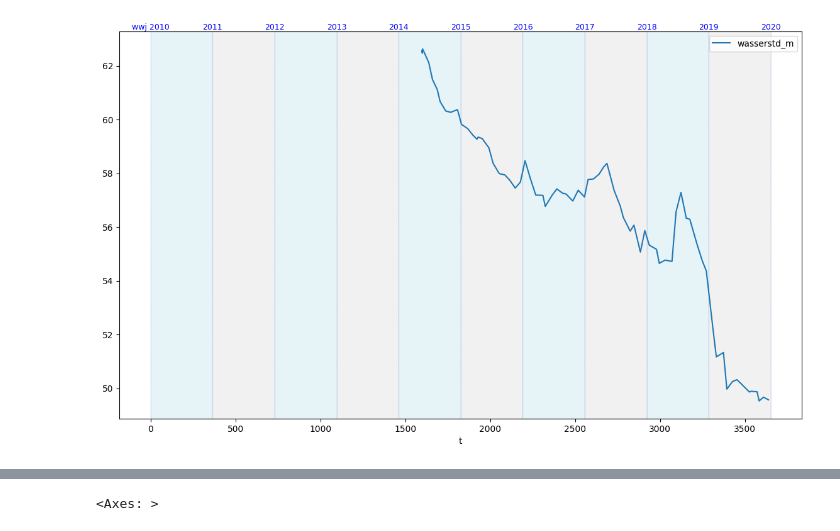
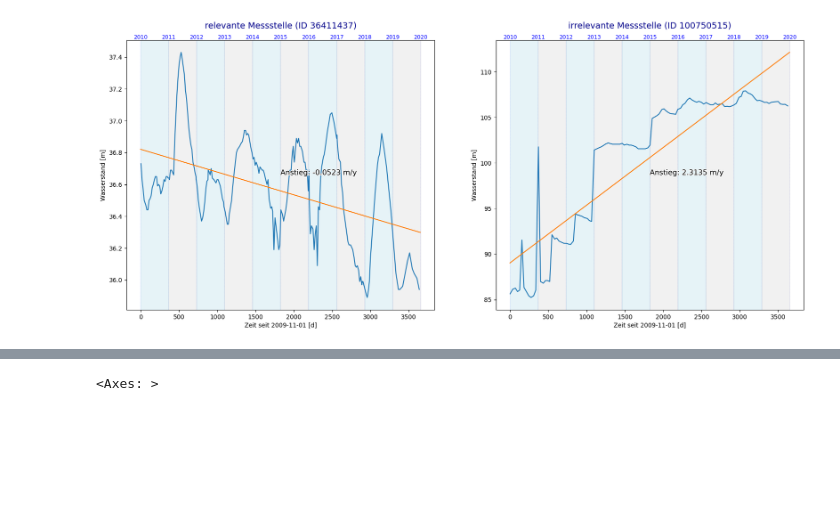
Before and after one commit to Maurinus83/DPP-GroundwaterNRW, a Jupyter notebook: notebooks/02_groundwater-NRW.ipynb, the cells around one changed output, grey strips where cells are left out. Drawn from its saved outputs; the diff is of its cells as text; code cells hidden in the pictures; blank space fills up the shorter version.

```diff
--- a/notebooks/02_groundwater-NRW.ipynb
+++ b/notebooks/02_groundwater-NRW.ipynb
@@ -9,7 +9,7 @@ import random
 %matplotlib inline
 # %%
 # Einlesen der Grundwasser-Messdaten im Pickle-Format
-df_ms_ws_m = pd.read_pickle("../data/processed/grundwasserdaten-NRW/GW-MesstellenDaten.pkl")
+df_ms_ws_input = pd.read_pickle("../data/processed/grundwasserdaten-NRW/GW-MesstellenDaten.pkl")
 # %%
 mess_id_error = []
 mess_id_in = []
@@ -151,49 +150,81 @@ df_mess_id_relevant.describe()
 # %%
-fig, ax = plt.subplots(figsize=[14, 8], nrows=1, ncols=1)
+# Startdatum
+tage_pro_jahr = 365.25 # Mit Schaltjahr
+startjahr = 2010 # Kalendarisches Datum
+t0 = pd.Timestamp("2009-11-01") # Beginn des Wasserwirtschaftsjahr 2010
 
-test_mask = df_ms_ws_m.loc[:, 'messstelle_id'] == random.choice(mess_id_in_irrelevant) # 70283916
+random_relevant_ms = random.choice(mess_id_in_relevant)
+random_irrelevant_ms = random.choice(mess_id_in_irrelevant)
 
-df_m70283916 = df_ms_ws_m[test_mask]
+df_relevant_ms = (
+        df_ms_ws_input
+        .loc[df_ms_ws_input.loc[:, 'messstelle_id'] == random_relevant_ms]
+        .sort_values('datum_messung')
+        .copy()
+        )
 
-df_m70283916 = df_m70283916.sort_values('datum_messung')
+df_irrelevant_ms = (
+        df_ms_ws_input
+        .loc[df_ms_ws_input.loc[:, 'messstelle_id'] == random_irrelevant_ms]
+        .sort_values('datum_messung')
+        .copy()
+        )
 
-t0 = pd.Timestamp("2009-11-01")
+df_relevant_ms["t"] = (df_relevant_ms["datum_messung"] - t0).dt.days
+df_irrelevant_ms["t"] = (df_irrelevant_ms["datum_messung"] - t0).dt.days
 
-df_m70283916["t"] = (df_m70283916["datum_messung"] - t0).dt.days
+# Lineare Regression
+model_relevant_ms = smf.ols(formula='wasserstd_m ~ t', data=df_relevant_ms)
+results_relevant_ms = model_relevant_ms.fit()
 
-df_m70283916.plot(kind='line', x='t', y='wasserstd_m', ax=ax);
+model_irrelevant_ms = smf.ols(formula='wasserstd_m ~ t', data=df_irrelevant_ms)
+results_irrelevant_ms = model_irrelevant_ms.fit()
 
-tage_pro_jahr = 365.25
-startjahr = 2010
+# Plotten zufällig ausgewählter Grundwasserpegel
+fig, ax = plt.subplots(figsize=[20, 8], nrows=1, ncols=2)
 
-for jahr in range(10):
-    start = jahr * tage_pro_jahr
-    ende = (jahr + 1) * tage_pro_jahr
+# Regressionslinien
+df_relevant_ms.plot(kind='line', x='t', y='wasserstd_m', ax=ax[0], legend=False);
+df_irrelevant_ms.plot(kind='line', x='t', y='wasserstd_m', ax=ax[1], legend=False);
 
-    ax.axvspan(start, ende,
-               color=("lightblue" if jahr % 2 == 0 else "lightgray"),
-               alpha=0.3)
+(results_relevant_ms.predict(pd.DataFrame({"t": range(3651)}))).plot(ax=ax[0])
+(results_irrelevant_ms.predict(pd.DataFrame({"t": range(3651)}))).plot(ax=ax[1])
 
-for jahr in range(11):   # 10 Jahre = 11 Marken
-    x_pos = jahr * tage_pro_jahr
-    ax.axvline(x=x_pos, color="blue", linestyle=":", alpha=0.7, linewidth=0.2)
+ax[0].set_title(f"relevante Messstelle (ID {random_relevant_ms})", fontsize=14, color="darkblue", pad=20)
+ax[1].set_title(f"irrelevante Messstelle (ID {random_irrelevant_ms})", fontsize=14, color="darkblue", pad=20)
+ax[0].set_xlabel(f"Zeit seit {t0.strftime("%Y-%m-%d")} [d]")
+ax[1].set_xlabel(f"Zeit seit {t0.strftime("%Y-%m-%d")} [d]")
+ax[0].set_ylabel("Wasserstand [m]")
+ax[1].set_ylabel("Wasserstand [m]")
 
-    if jahr == 0:
-        ax.text(
+ax[0].text(x=sum(ax[0].get_xlim()) / 2, y=sum(ax[0].get_ylim()) / 2,
+           s=f"Anstieg: {results_relevant_ms.params["t"] * 365.25:.4f} m/y",
+           path_effects=[path_effects.Stroke(linewidth=2, foreground='#FAFAFA'), path_effects.Normal()],
+           fontsize=12)
+ax[1].text(x=sum(ax[1].get_xlim()) / 2, y=sum(ax[1].get_ylim()) / 2,
+           s=f"Anstieg: {results_irrelevant_ms.params["t"] * 365.25:.4f} m/y",
+           path_effects=[path_effects.Stroke(linewidth=2, foreground='#FAFAFA'), path_effects.Normal()],
+           fontsize=12)
+
+for count in range(2):
+    for jahr in range(10):
+        start = jahr * tage_pro_jahr
+        ende = (jahr + 1) * tage_pro_jahr
+
+        ax[count].axvspan(start, ende,
+                color=("lightblue" if jahr % 2 == 0 else "lightgray"),
+                alpha=0.3)
+
+    for jahr in range(11):   # 10 Jahre = 11 Marken
+        x_pos = jahr * tage_pro_jahr
+        ax[count].axvline(x=x_pos, color="blue", linestyle=":", alpha=0.7, linewidth=0.2)
+        ax[count].text(
             x_pos,                          # x-Position
-            ax.get_ylim()[1],               # y-Position (oben)
-            'wwj ' + str(startjahr + jahr), # Text
-            ha="center", va="bottom",       # horizontale/vertikale Ausrichtung
-            fontsize=9, color="blue"
-        )
-    else:
-        ax.text(
-            x_pos,                          # x-Position
-            ax.get_ylim()[1],               # y-Position (oben)
+            ax[count].get_ylim()[1],        # y-Position (oben)
             str(startjahr + jahr),          # Text
             ha="center", va="bottom",       # horizontale/vertikale Ausrichtung
             fontsize=9, color="blue"
         )
 # %% [output]
-[figure, old version]
+[figure, new version]
 # %%
```
Also changed, not shown: parts of 15 cells of this notebook.
